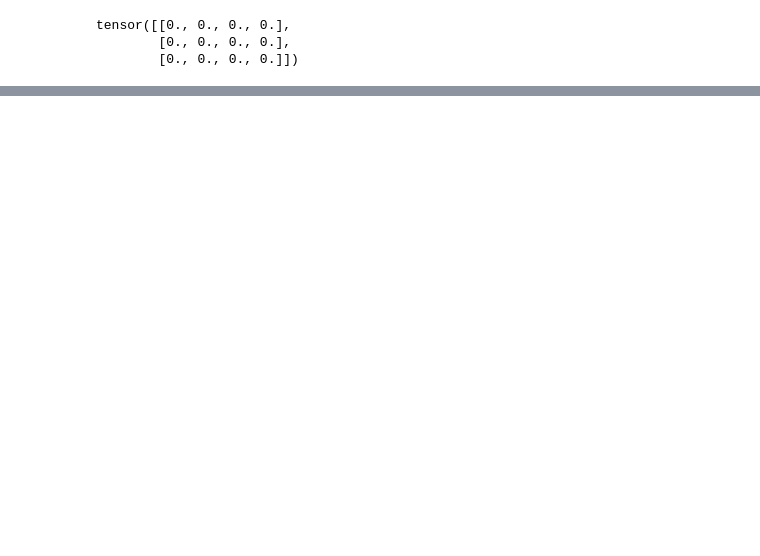
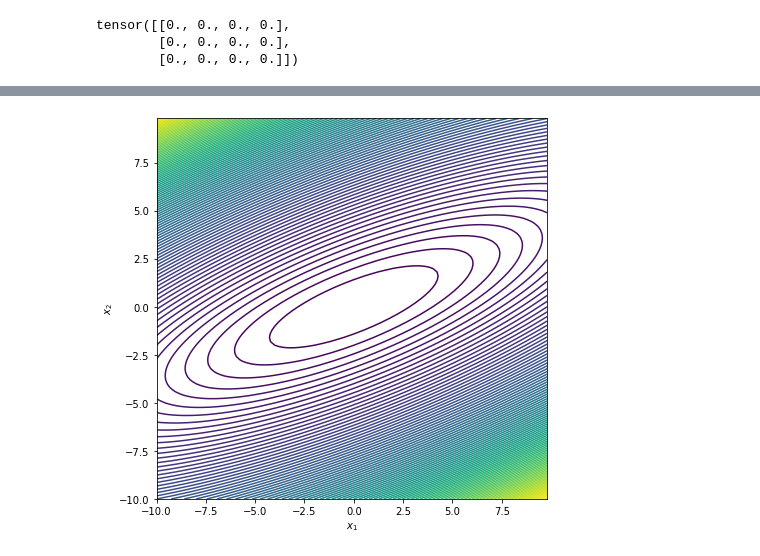
Before and after one commit to pankovakris/coursera, a Jupyter notebook: Stepik_CV_week2.ipynb, the cells around one changed output, grey strips where cells are left out. Cells and saved outputs as stored; diff of their text form; code cells hidden in the pictures; blank space fills up the shorter version.

```diff
--- a/Stepik_CV_week2.ipynb
+++ b/Stepik_CV_week2.ipynb
@@ -72,0 +117,14 @@ plt.show()
+# %%
+def function_skewed(variable):
+    gramma = torch.tensor([[1., -1.], [1., 1.]]) @ torch.tensor([[1.0, 0.0], [0.0, 4.0]])
+    res = 10 * (variable.unsqueeze(0) @ (gramma @ variable.unsqueeze(1))).sum()
+    return res
+
+def function_skewed_np(variable):
+    gramma = np.array([[1, -1], [1, 1]]) @ np.array([[1.0, 0.0], [0.0, 4.0]])
+    res = 10 * (variable.transpose(1, 0) @ (gramma @ variable)).sum()
+    return res
+
+show_contours(function_skewed_np)
+# %% [output]
+[figure, added]
```
Also changed, not shown: parts of 7 cells of this notebook.
